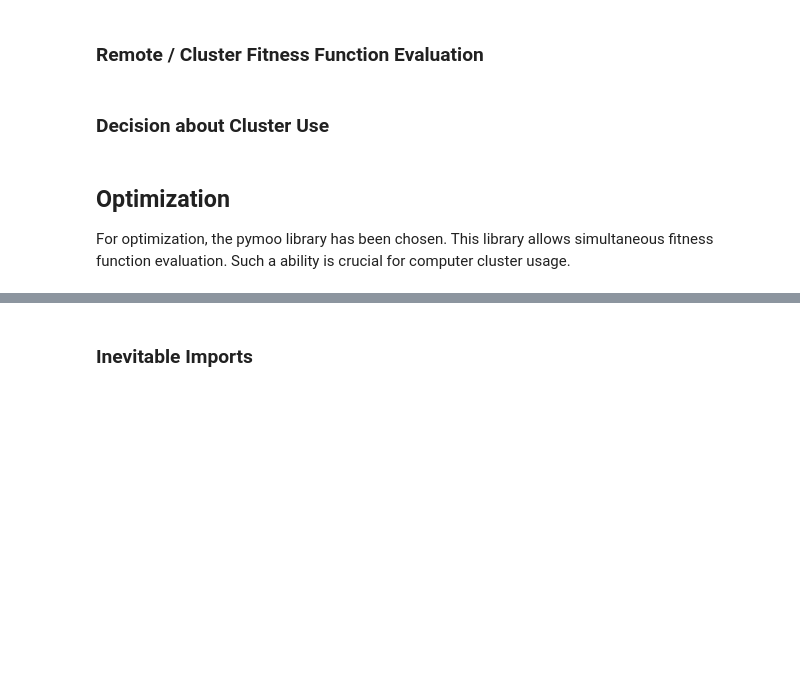
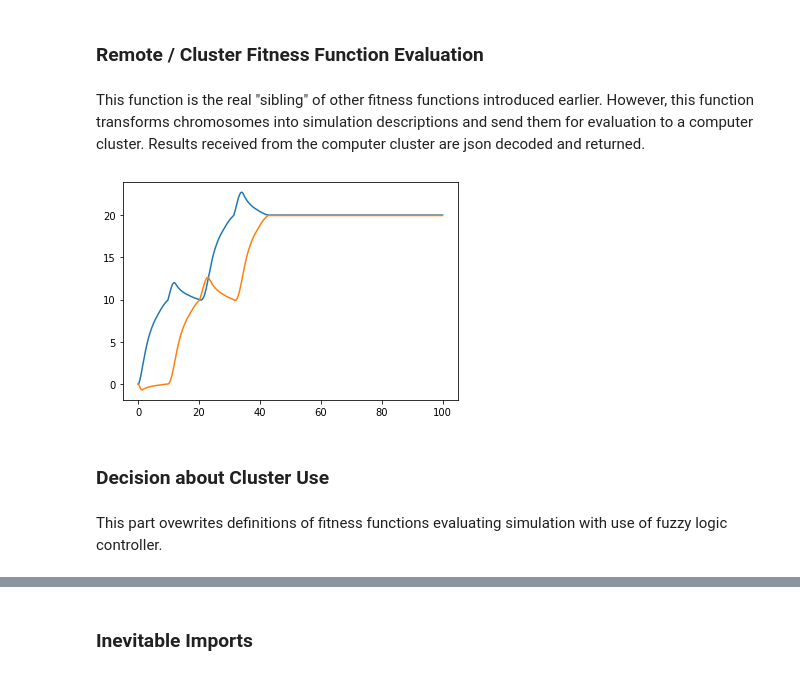
Before and after one commit to vanthuanhvhq/GA_FLC, a Jupyter notebook: Optimization_of_FuzzyLogicController.ipynb, the cells around one changed output, grey strips where cells are left out. Drawn from its saved outputs; the diff is of its cells as text; code cells hidden in the pictures; blank space fills up the shorter version.

```diff
--- a/Optimization_of_FuzzyLogicController.ipynb
+++ b/Optimization_of_FuzzyLogicController.ipynb
@@ -1234,14 +1512,16 @@ async def localDemo():
             'max_step': 0.05
         }
     }
-    chromosome = [1,1,1,1,1,2,1,1,3,1,1,  1.57,1.57,-1.57,1.57,1.57,0,1.57,1.57,1.57,1.57,1.57,
-                 7.5,7.5,7.5,7.5,7.5,15,7.5,7.5,22.5,7.5,7.5,  7.5,7.5,7.5,7.5,7.5,15,7.5,7.5,22.5,7.5,7.5]
+    chromosome = [2.5,2.5,2.5,2.5,2.5,5,2.5,2.5,7.5,2.5,2.5,  1.57,1.57,-1.57,1.57,1.57,0,1.57,1.57,1.57,1.57,1.57,
+                    7.5,7.5,7.5,7.5,7.5,15,7.5,7.5,22.5,7.5,7.5,  7.5,7.5,7.5,7.5,7.5,15,7.5,7.5,22.5,7.5,7.5]
     webServiceSimulationDescription = fromChromozomeToDescriptionFuzzy(chromosome, simulationDescription)
-    result = await fitnessFunctionAsWebservice(webServiceSimulationDescription)
-    plt.plot(result['x'], result['y'])
-    #print(result)
+    #print(webServiceSimulationDescription)
+    async with aiohttp.ClientSession(connector=aiohttp.TCPConnector(ssl=False)) as session:
+        response = await session.post(url, json=webServiceSimulationDescription, headers = {'content-type': 'application/x-json'})
+        data = await response.text()
+        print(data[:1024])
 
-if _runDemos and useCluster:
+if _runDemos:
   localDemo()
 # %%
 def callResultsFLC():
@@ -1250,4 +1530,37 @@ def callResultsFLC():
     return results
 # %% [markdown]
 ### Remote / Cluster Fitness Function Evaluation
+# %% [markdown]
+This function is the real "sibling" of other fitness functions introduced earlier. However, this function transforms chromosomes into simulation descriptions and send them for evaluation to a computer cluster. Results received from the computer cluster are json decoded and returned.
+# %%
+import copy
+def fitnessFunctionFLC_FullMultiRemote(chromosomes):
+
+    descriptions = []
+
+    for chromosome in chromosomes:
+        tempDescription = copy.deepcopy(simulationDescription)
+        description = fromChromozomeToDescriptionFuzzy(chromosome, tempDescription)
+        descriptions.append(description)
+
+    # Pythonic way:
+    # descriptions = [fromChromozomeToDescriptionFuzzy(chromosome, simulationDescription) for chromosome in chromosomes]
+
+    results = evalSet(fitnessFunctionAsWebservice, descriptions)
+    return results
+# %%
+def localDemo():
+    if useCluster:
+        chromosome = [2.5,2.5,2.5,2.5,2.5,5,2.5,2.5,7.5,2.5,2.5,  1.57,1.57,-1.57,1.57,1.57,0,1.57,1.57,1.57,1.57,1.57,
+                        7.5,7.5,7.5,7.5,7.5,15,7.5,7.5,22.5,7.5,7.5,  7.5,7.5,7.5,7.5,7.5,15,7.5,7.5,22.5,7.5,7.5]
+        results = fitnessFunctionFLC_FullMultiRemote([chromosome, chromosome])
+
+        plt.plot(results[0]['time'], results[0]['x'])
+        plt.plot(results[1]['time'], results[1]['y'])
+        pass
+
+if _runDemos:
+    localDemo()
+# %% [output]
+[figure, added]
 # %%
@@ -1284,4 +1585,6 @@ def fitnessFunctionFLC_DistanceMultiRemote(chromosomes):
     return selectedResults
 # %% [markdown]
 ### Decision about Cluster Use
+# %% [markdown]
+This part ovewrites definitions of fitness functions evaluating simulation with use of fuzzy logic controller.
 # %%
@@ -1294,3 +1595,0 @@ if useCluster:
-# %% [markdown]
-## Optimization
-For optimization, the pymoo library has been chosen. This library allows simultaneous fitness function evaluation. Such a ability is crucial for computer cluster usage.
```
Also changed, not shown: parts of 101 cells of this notebook.
